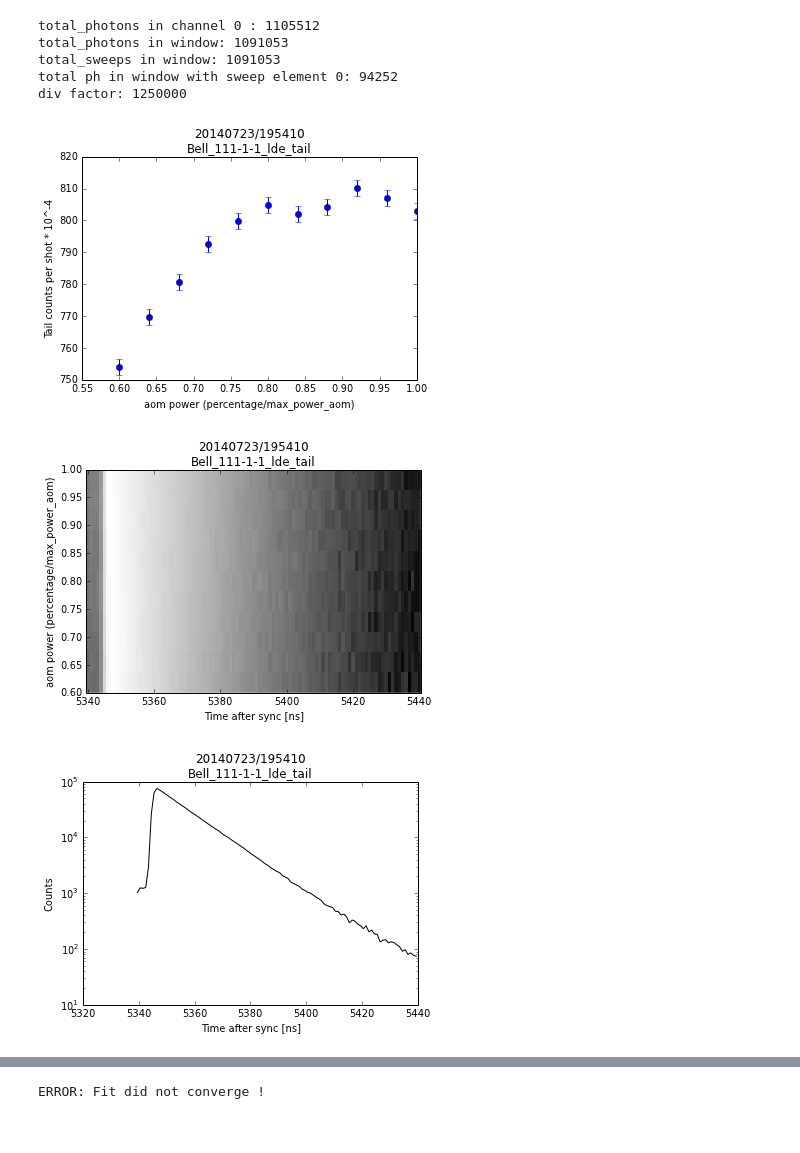
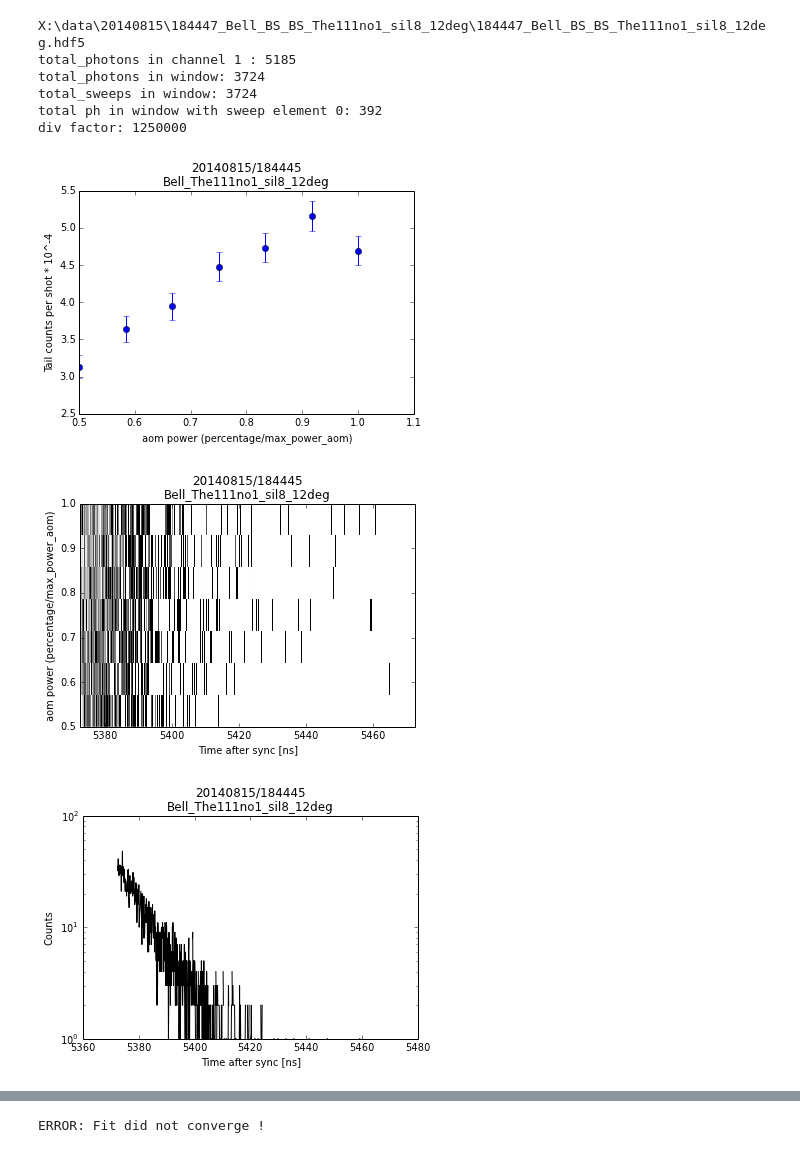
Before and after one commit to zaguros/analysis, a Jupyter notebook: iPython_Notebooks/LT1/Tail_analysis.ipynb, the cells around one changed output, grey strips where cells are left out. Cells and saved outputs as stored; diff of their text form; code cells hidden in the pictures.

```diff
--- a/iPython_Notebooks/LT1/Tail_analysis.ipynb
+++ b/iPython_Notebooks/LT1/Tail_analysis.ipynb
@@ -1,10 +1,10 @@
 # %%
 execfile(r'D:\measuring\analysis\scripts\setup_analysis.py')
 folder=tb.latest_data('Bell')
-#folder=tb.data_from_time('20140723153043')
+#folder=tb.data_from_time('20140724155151')
 #folder=r'D:\measuring\data\20140519\192030_Bell_lt3_tailS_The111no2_SIL1_Ey_+11deg'
 name = 'ssro'
-psb=True
+psb=False
 if psb:
     a = pqsequence.TailAnalysis(folder, hdf5_mode='r')#, pq_folder='bs_remote')
 else:
@@ -17,20 +17,21 @@ a.get_readout_results(name)
 if psb:
     a.get_tail_vs_sweep(0,5340,100, pq_binsize_ns=1, hist_binsize_ns=1.,verbose=True)
 else:
-    a.get_tail_vs_sweep(0,5369.5,100, pq_binsize_ns=1e-3, hist_binsize_ns=.1,verbose=True)
+    a.get_tail_vs_sweep(1,5372.5,100, pq_binsize_ns=1e-3, hist_binsize_ns=.1,verbose=True)
 # %% [output]
-total_photons in channel 0 : 1105512
-total_photons in window: 1091053
-total_sweeps in window: 1091053
-total ph in window with sweep element 0: 94252
+X:\data\20140815\184447_Bell_BS_BS_The111no1_sil8_12deg\184447_Bell_BS_BS_The111no1_sil8_12deg.hdf5
+total_photons in channel 1 : 5185
+total_photons in window: 3724
+total_sweeps in window: 3724
+total ph in window with sweep element 0: 392
 div factor: 1250000
 # %%
 save=True
 a.plot_tail_cts_vs_sweep(save=save)
 a.plot_tail_hists_vs_sweep(save=save)
 a.plot_tail_hist_integated(save=save, log_plot=True)
-a.plot_tail_hist_all(save=save, log_plot=1, offset=0, indices=[-1])
+a.plot_tail_hist_all(save=save, log_plot=1, offset=0, indices=[6])
 # %% [output]
-[figure, old version]
+[figure, new version]
-[figure, old version]
+[figure, new version]
-[figure, old version]
+[figure, new version]
```
Also changed, not shown: parts of 1 cell of this notebook.
